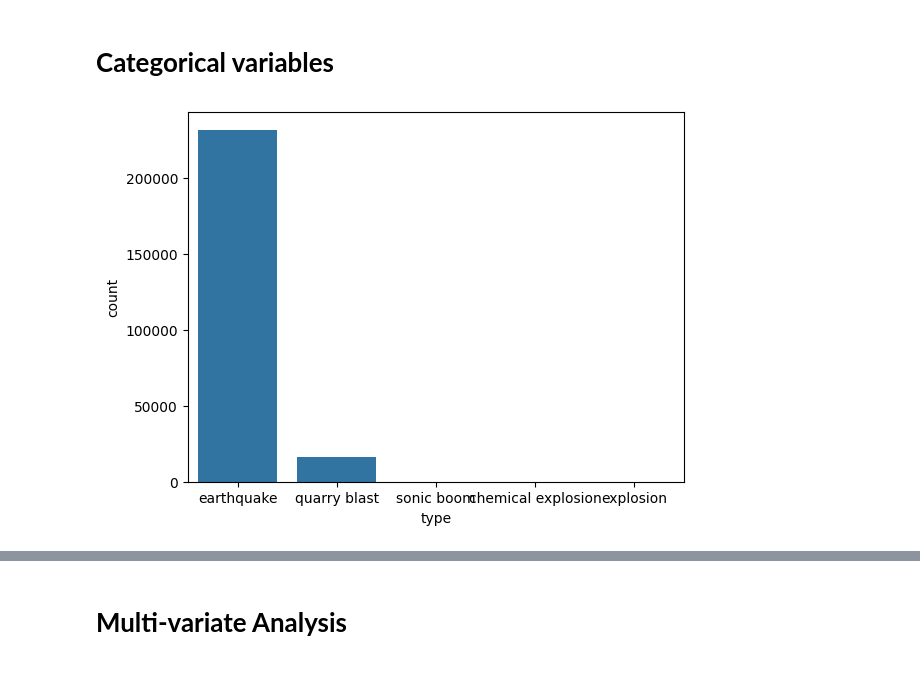
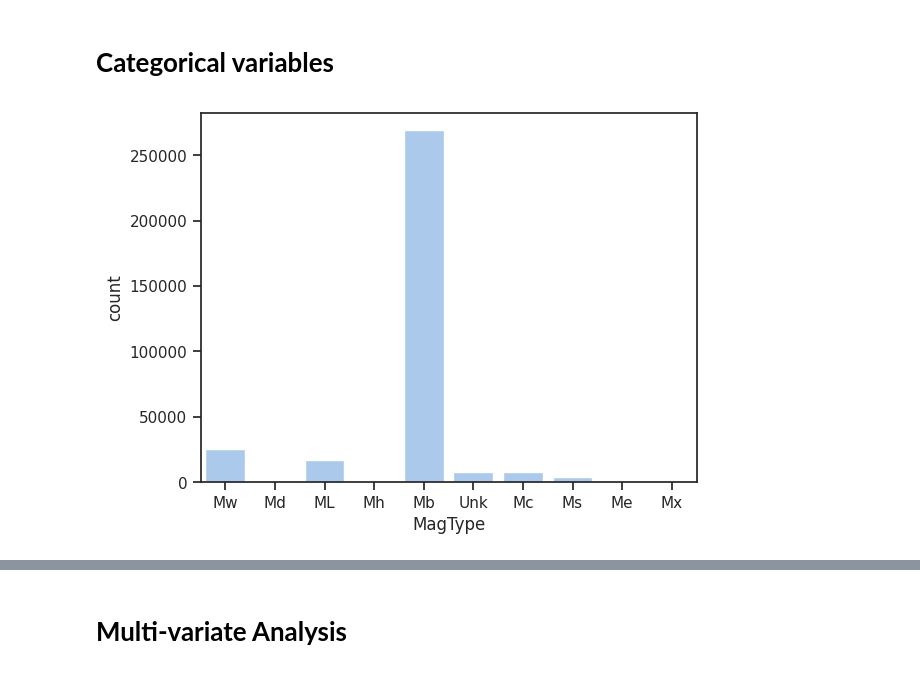
Before and after one commit to arifadli/Exploratory-Data-Analysis, a Jupyter notebook: Earthquake Research/EDA - California Earthquake.ipynb, the cells around one changed output, grey strips where cells are left out. Saved outputs shown, nothing was run; the diff lists cells and outputs as text; code cells hidden in the pictures.

```diff
--- a/Earthquake Research/EDA - California Earthquake.ipynb
+++ b/Earthquake Research/EDA - California Earthquake.ipynb
@@ -48,23 +48,3 @@ from mycolorpy import colorlist as mcp
 %matplotlib inline
 # %% [markdown]
 #**Read Dataset**
-# %%
-# Memuat dataset
-dataset = "https://raw.githubusercontent.com/arifadli/DatasetRepository/main/Disertation/California/usgs_california_1968_2018.csv"
-data_gempa = pd.read_csv(dataset)
-
-# Mengubah kolom "time" menjadi tipe data datetime
-data_gempa['time'] = pd.to_datetime(data_gempa['time'])
-
-# Memisahkan kolom "time" menjadi dua kolom terpisah: "date" dan "time"
-data_gempa['date'] = data_gempa['time'].dt.date
-data_gempa['time'] = data_gempa['time'].dt.time
-
-# Mengonversi kolom "time" menjadi string dengan format HH:MM:SS
-data_gempa['time'] = data_gempa['time'].apply(lambda x: x.strftime('%H:%M:%S'))
-
-selected_columns = ['time','date', 'latitude', 'longitude', 'place' ,'depth', 'mag', 'magType', 'type']
-data_gempa = data_gempa.loc[:, selected_columns]
-
-# Menampilkan lima baris pertama setelah pemisahan
-data_gempa.head(5)
@@ -78,2 +50,0 @@ data_gempa.head(5)
-# %%
-df = data_gempa
@@ -79,0 +229,4 @@ df = data_gempa
+# %%
+df = merged_df
+df = df[["Date", "Time", "Latitude", "Longitude", "Depth", "Magnitude", "MagType", "Nst"]]
+df.head(10)
@@ -79,0 +245,7 @@ df = data_gempa
+# %%
+# Menggabungkan df1 dan df
+combined_df = pd.concat([df1, df, df2], ignore_index=True)
+combined_df = combined_df[["Date", "Time", "Latitude", "Longitude", "Depth", "Magnitude", "MagType", "Nst"]]
+
+# Menampilkan 10 baris pertama dari DataFrame gabungan
+combined_df.head(10)
@@ -168,7 +353,8 @@ https://gist.github.com/mwaskom/de44147ed2974457ad6372750bbe5751
 # **Categorical variables**
 # %%
 # use countplot to plot number of units sold by model of treadmill
-sns.countplot(x='type', data=data_gempa)
+data_gempa = combined_df
+sns.countplot(x='MagType', data=data_gempa)
 plt.show()
 # %% [output]
-[figure, old version]
+[figure, new version]
```
Also changed, not shown: parts of 34 cells of this notebook.
